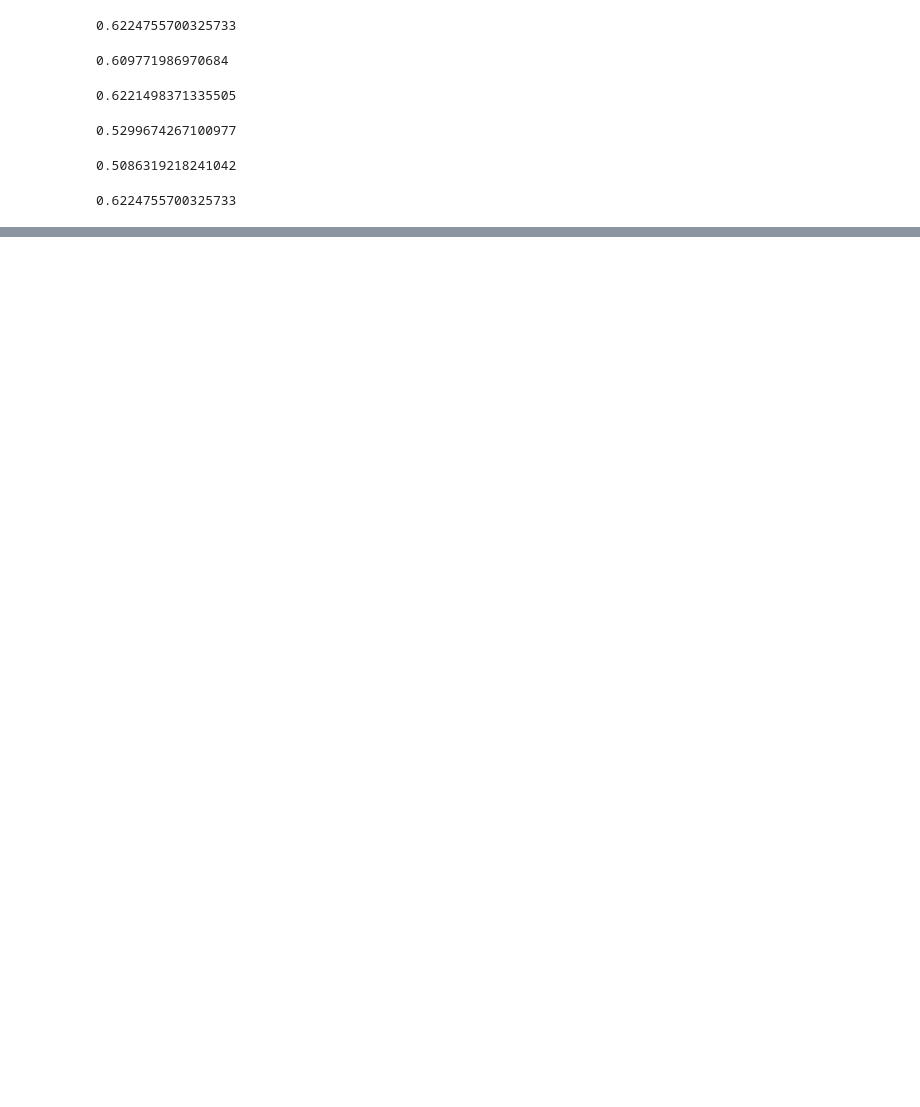
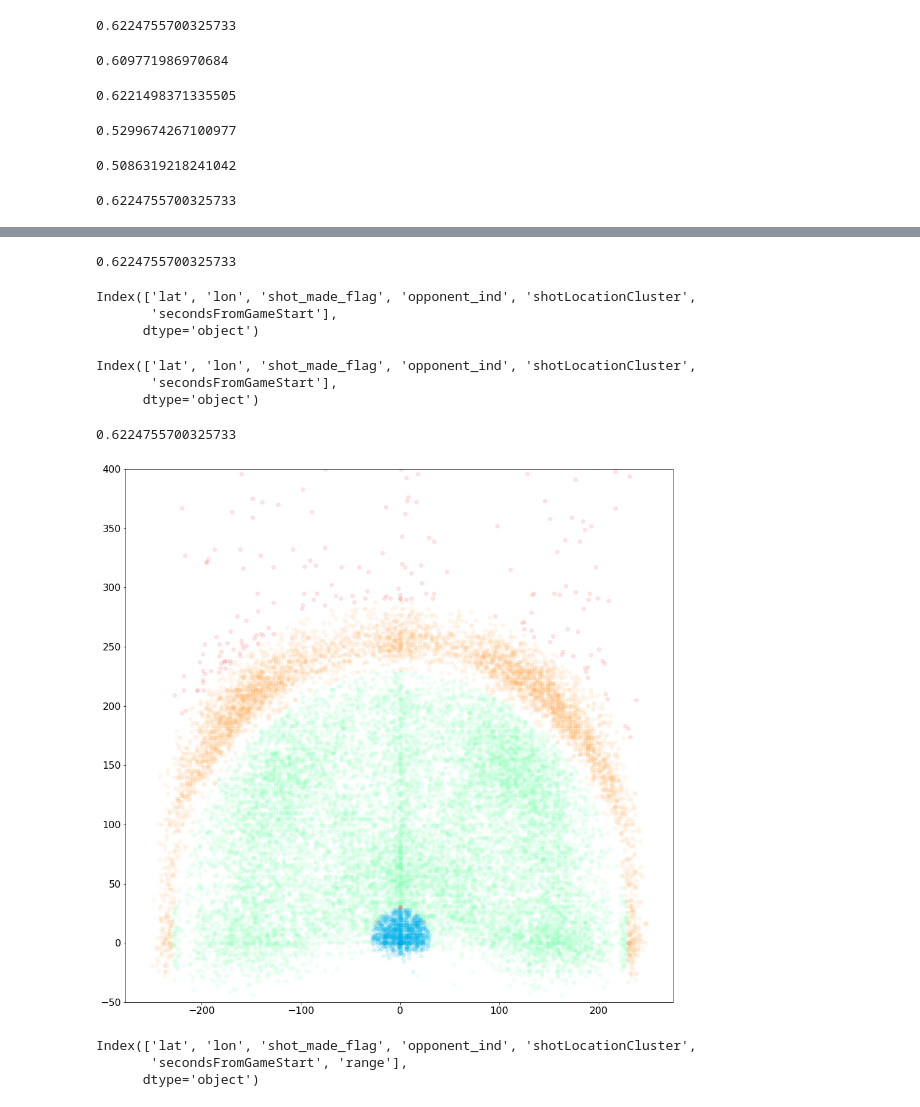
Before and after one commit to l3361269/data-science, a Jupyter notebook: Kobe Bryant's action type prediction.ipynb, the cells around one changed output, grey strips where cells are left out. Saved outputs shown, nothing was run; the diff lists cells and outputs as text; code cells hidden in the pictures; blank space fills up the shorter version.

```diff
--- a/Kobe Bryant's action type prediction.ipynb
+++ b/Kobe Bryant's action type prediction.ipynb
@@ -515,0 +946,77 @@ x_test_6=x_test_6.drop(['shot_id','loc_x', 'loc_y','minutes_remaining',  'playof
+# %%
+KNC.fit(train,y_train)
+KNC.score(test,y_test)
+# %% [output]
+0.6224755700325733
+# %%
+train=Traindata.drop(['period','secondsFromPeriodEnd','secondsFromPeriodStart','seconds_remaining','minutes_remaining', 'playoffs','shot_zone_area_ind','dist', 'angle','loc_x', 'loc_y', 'shot_distance', 'shot_id','action_type','opponent','shot_zone_area','season', 'game_date','game_date_DT','act_ind'],axis=1)
+train.columns
+# %% [output]
+Index(['lat', 'lon', 'shot_made_flag', 'opponent_ind', 'shotLocationCluster',
+       'secondsFromGameStart'],
+      dtype='object')
+# %%
+test=x_test.drop(['period','secondsFromPeriodEnd','secondsFromPeriodStart','seconds_remaining','minutes_remaining', 'playoffs','shot_zone_area_ind','dist', 'angle','loc_x', 'loc_y', 'shot_distance','shot_id','opponent','shot_zone_area','season', 'game_date','game_date_DT'],axis=1)
+test.columns
+# %% [output]
+Index(['lat', 'lon', 'shot_made_flag', 'opponent_ind', 'shotLocationCluster',
+       'secondsFromGameStart'],
+      dtype='object')
+# %%
+KNC.fit(train,y_train)
+KNC.score(test,y_test)
+# %% [output]
+0.6224755700325733
+# %%
+Range = []
+for i in range(len(Traindata)):
+    if Traindata['dist'][i] ==0:
+        Range.append(0)
+    elif (Traindata['dist'][i] >0)and (Traindata['dist'][i] < 30):
+        Range.append(1)
+    elif (Traindata['dist'][i] > 30) and (Traindata['dist'][i]<230):
+        Range.append(2)
+    elif (Traindata['dist'][i] > 230) and (Traindata['dist'][i]<290):
+        Range.append(3)
+    else:
+        Range.append(4)
+
+Traindata['range'] = Range
+Traindata['range_cate'] = Traindata['range'].astype('category')
+
+#test
+test_Range = []
+for i in range(len(x_test)):
+    if x_test['dist'][i] ==0:
+        test_Range = np.append(test_Range,0)
+    elif x_test['dist'][i] >0 and x_test['dist'][i] < 31:
+        test_Range = np.append(test_Range,1)
+    elif x_test['dist'][i] > 30 and x_test['dist'][i]<231:
+        test_Range = np.append(test_Range,2)
+    elif x_test['dist'][i] > 230 and x_test['dist'][i]<291:
+        test_Range = np.append(test_Range,3)
+    else:
+        test_Range = np.append(test_Range,4)
+
+x_test['range'] = test_Range
+x_test['range_cate'] = x_test['range'].astype('category')
+# %%
+import matplotlib.cm as cm
+def scatter_plot_by_category(feat):
+    alpha = 0.1
+    gs = Traindata.groupby(feat)
+    cs = cm.rainbow(np.linspace(0, 1, len(gs)))
+    for g, c in zip(gs, cs):
+        plt.scatter(g[1].loc_x, g[1].loc_y, color=c, alpha=alpha)
+plt.ylim(-50,400)
+# shot_zone_area
+scatter_plot_by_category('range_cate')
+# %% [output]
+[figure, added]
+# %%
+train=Traindata.drop(['range_cate','period','secondsFromPeriodEnd','secondsFromPeriodStart','seconds_remaining','minutes_remaining', 'playoffs','shot_zone_area_ind','dist', 'angle','loc_x', 'loc_y', 'shot_distance', 'shot_id','action_type','opponent','shot_zone_area','season', 'game_date','game_date_DT','act_ind'],axis=1)
+train.columns
+# %% [output]
+Index(['lat', 'lon', 'shot_made_flag', 'opponent_ind', 'shotLocationCluster',
+       'secondsFromGameStart', 'range'],
+      dtype='object')
```
Also changed, not shown: parts of 113 cells of this notebook.
